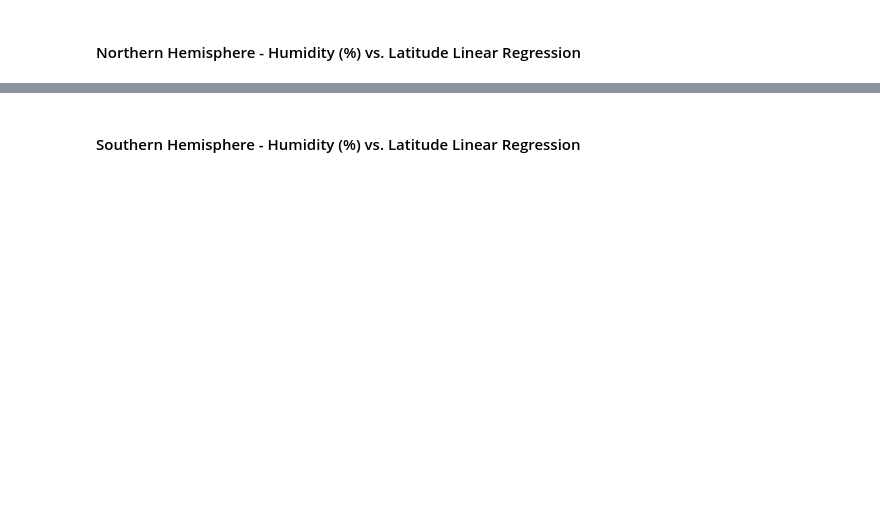
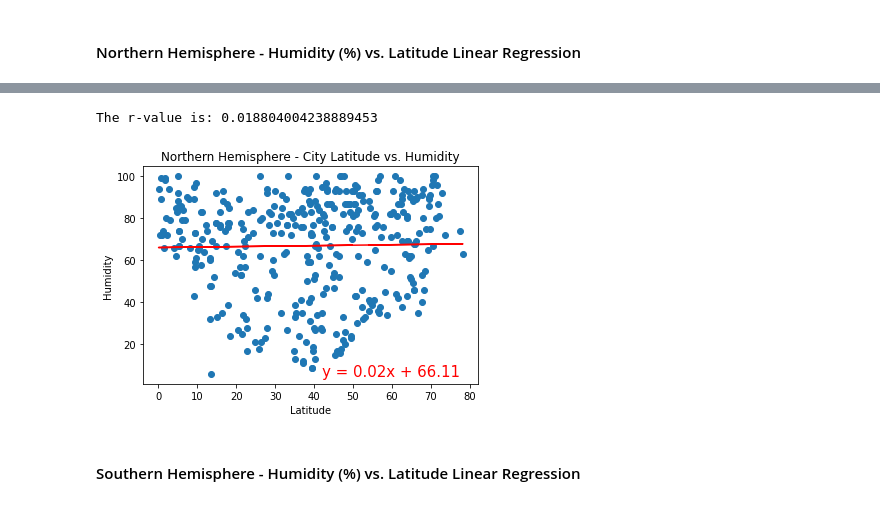
Before and after one commit to eucortes04/python-api-challenge, a Jupyter notebook: WeatherPy/WeatherPy.ipynb, the cells around one changed output, grey strips where cells are left out. Drawn from its saved outputs; the diff is of its cells as text; code cells hidden in the pictures; blank space fills up the shorter version.

```diff
--- a/WeatherPy/WeatherPy.ipynb
+++ b/WeatherPy/WeatherPy.ipynb
@@ -293,2 +308,25 @@ The r-value is: 0.000543987878808455
+# %%
+#Pull/ print regression info
+(slope,intercept,rvalue,pvalue,stderr) = linregress(northDF['Lat'],northDF['Humidity'])
+regress_values = northDF['Lat'] * slope + intercept
+line_eq = f'y = {round(slope,2)}x + {round(intercept,2)}'
+print(f'The r-value is: {rvalue}')
+
+#Scatter Plot
+plt.scatter(northDF['Lat'],northDF['Humidity'])
+
+#Adding info
+plt.xlabel('Latitude')
+plt.ylabel('Humidity')
+plt.title(f'Northern Hemisphere - City Latitude vs. Humidity')
+plt.plot(northDF['Lat'],regress_values,'r-')
+plt.annotate(line_eq,(42,5),fontsize=15,color='red')
+
+#Save and Show
+plt.savefig('Output/Northern Hemisphere - Humidity vs. Latitude.png')
+plt.show()
+# %% [output]
+The r-value is: 0.018804004238889453
+[figure, added]
 # %% [markdown]
 ####  Southern Hemisphere - Humidity (%) vs. Latitude Linear Regression
```
Also changed, not shown: parts of 29 cells of this notebook, 13 other files.
